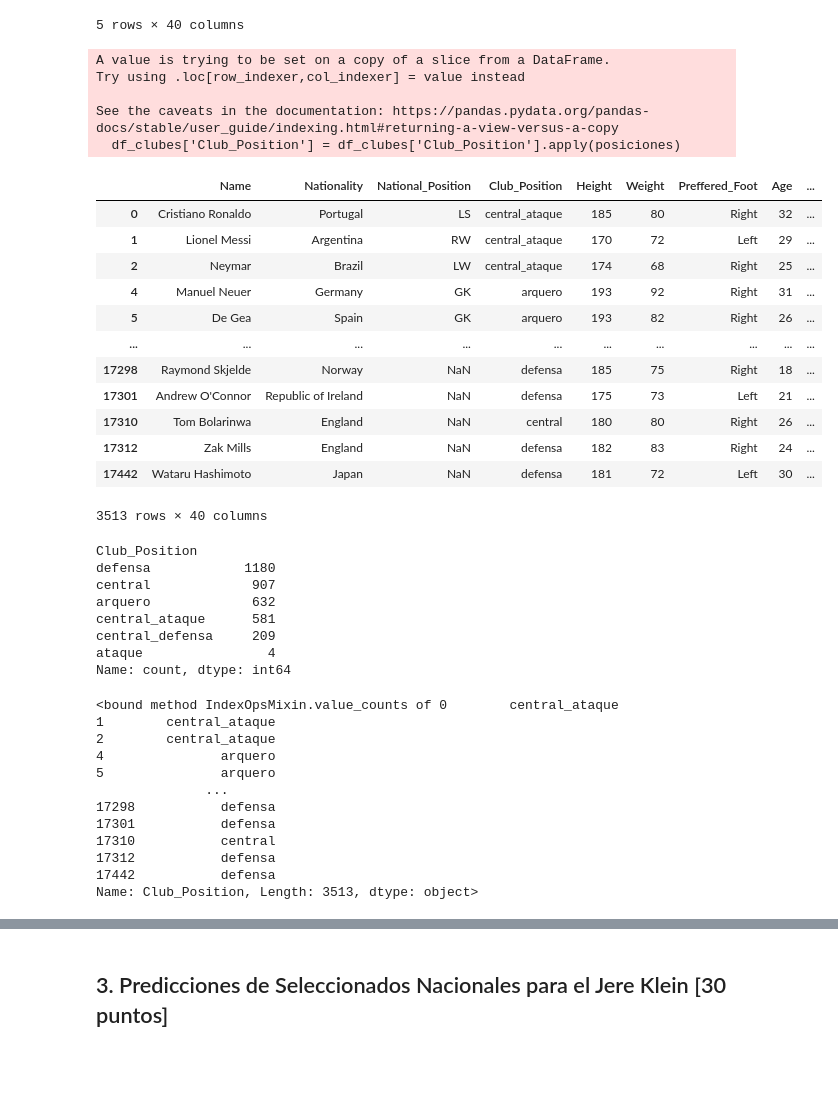
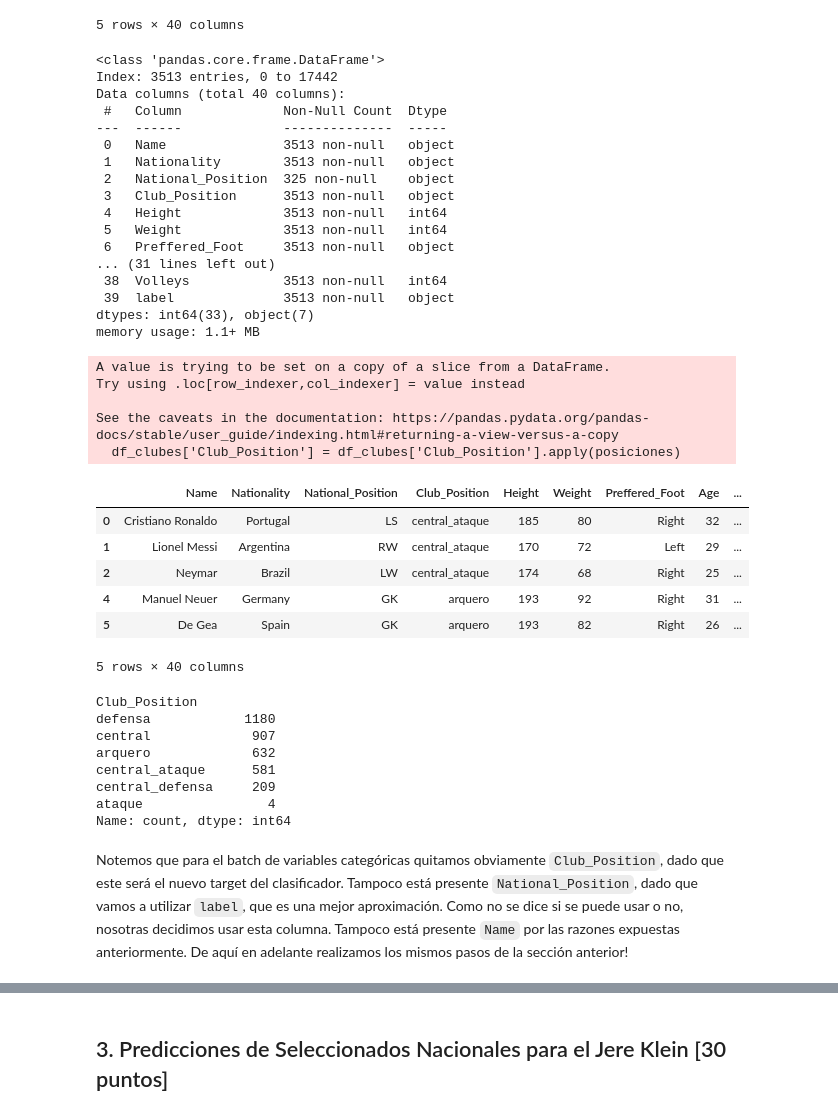
Before and after one commit to melaniejalea/Laboratorios-MDS7202, a Jupyter notebook: Laboratorio 7/Lab7.ipynb, the cells around one changed output, grey strips where cells are left out. Saved outputs shown, nothing was run; the diff lists cells and outputs as text; code cells hidden in the pictures; blank space fills up the shorter version.

```diff
--- a/Laboratorio 7/Lab7.ipynb
+++ b/Laboratorio 7/Lab7.ipynb
@@ -116,7 +118,7 @@ from sklearn.preprocessing import MinMaxScaler, OneHotEncoder, StandardScaler
 # %%
 # Punto 1
 df = pd.read_csv('stats_players.csv')
-df['label'] = df['National_Position'].apply(lambda x: 1 if pd.notna(x) else 0)
+df['label'] = df['National_Position'].apply(lambda x: 'Seleccionado' if pd.notna(x) else 'No seleccionado')
 df.head()
 # %% [output]
 |  | Name | Nationality | National_Position | Club_Position | Height | Weight | Preffered_Foot | Age | ... |
@@ -316,6 +371,26 @@ df_clubes.head()
 | 4 | Manuel Neuer | Germany | GK | GK | 193 | 92 | Right | 31 | ... |
 | 5 | De Gea | Spain | GK | GK | 193 | 82 | Right | 26 | ... |
 5 rows × 40 columns
+# %%
+df_clubes.info()
+# %% [output]
+<class 'pandas.core.frame.DataFrame'>
+Index: 3513 entries, 0 to 17442
+Data columns (total 40 columns):
+ #   Column             Non-Null Count  Dtype
+---  ------             --------------  -----
+ 0   Name               3513 non-null   object
+ 1   Nationality        3513 non-null   object
+ 2   National_Position  325 non-null    object
+ 3   Club_Position      3513 non-null   object
+ 4   Height             3513 non-null   int64
+ 5   Weight             3513 non-null   int64
+ 6   Preffered_Foot     3513 non-null   object
+... (31 lines left out)
+ 38  Volleys            3513 non-null   int64
+ 39  label              3513 non-null   object
+dtypes: int64(33), object(7)
+memory usage: 1.1+ MB
 # %%
 def posiciones(club):
     if club in ['STF','CF']: return 'ataque'
@@ -333,21 +408,15 @@ Try using .loc[row_indexer,col_indexer] = value instead
 See the caveats in the documentation: https://pandas.pydata.org/pandas-docs/stable/user_guide/indexing.html#returning-a-view-versus-a-copy
   df_clubes['Club_Position'] = df_clubes['Club_Position'].apply(posiciones)
 # %%
-df_clubes
+df_clubes.head()
 # %% [output]
 |  | Name | Nationality | National_Position | Club_Position | Height | Weight | Preffered_Foot | Age | ... |
 | 0 | Cristiano Ronaldo | Portugal | LS | central_ataque | 185 | 80 | Right | 32 | ... |
 | 1 | Lionel Messi | Argentina | RW | central_ataque | 170 | 72 | Left | 29 | ... |
 | 2 | Neymar | Brazil | LW | central_ataque | 174 | 68 | Right | 25 | ... |
 | 4 | Manuel Neuer | Germany | GK | arquero | 193 | 92 | Right | 31 | ... |
 | 5 | De Gea | Spain | GK | arquero | 193 | 82 | Right | 26 | ... |
-| ... | ... | ... | ... | ... | ... | ... | ... | ... | ... |
-| 17298 | Raymond Skjelde | Norway | NaN | defensa | 185 | 75 | Right | 18 | ... |
-| 17301 | Andrew O'Connor | Republic of Ireland | NaN | defensa | 175 | 73 | Left | 21 | ... |
-| 17310 | Tom Bolarinwa | England | NaN | central | 180 | 80 | Right | 26 | ... |
-| 17312 | Zak Mills | England | NaN | defensa | 182 | 83 | Right | 24 | ... |
-| 17442 | Wataru Hashimoto | Japan | NaN | defensa | 181 | 72 | Left | 30 | ... |
-3513 rows × 40 columns
+5 rows × 40 columns
 # %%
 # Punto 2
 df_clubes['Club_Position'].value_counts()
@@ -360,21 +429,6 @@ central_ataque      581
 central_defensa     209
 ataque                4
 Name: count, dtype: int64
-# %%
-df_clubes['Club_Position'].value_counts
-# %% [output]
-<bound method IndexOpsMixin.value_counts of 0        central_ataque
-1        central_ataque
-2        central_ataque
-4               arquero
-5               arquero
-              ...
-17298           defensa
-17301           defensa
-17310           central
-17312           defensa
-17442           defensa
-Name: Club_Position, Length: 3513, dtype: object>
 # %%
 # Punto 3
 
@@ -390,6 +444,8 @@ nbatch_2 = ['Height', 'Weight', 'Age', 'Ball_Control',
        'Penalties', 'Volleys']
 #columnas ya codificadas
 nbatch_3 = ['Skill_Moves','Weak_foot']
+# %% [markdown]
+Notemos que para el batch de variables categóricas quitamos obviamente `Club_Position`, dado que este será el nuevo target del clasificador. Tampoco está presente `National_Position`, dado que vamos a utilizar `label`, que es una mejor aproximación. Como no se dice si se puede usar o no, nosotras decidimos usar esta columna. Tampoco está presente `Name` por las razones expuestas anteriormente. De aquí en adelante realizamos los mismos pasos de la sección anterior!
 # %%
 ncol_transformer= ColumnTransformer(
     transformers=[
```
Also changed, not shown: parts of 47 cells of this notebook.
